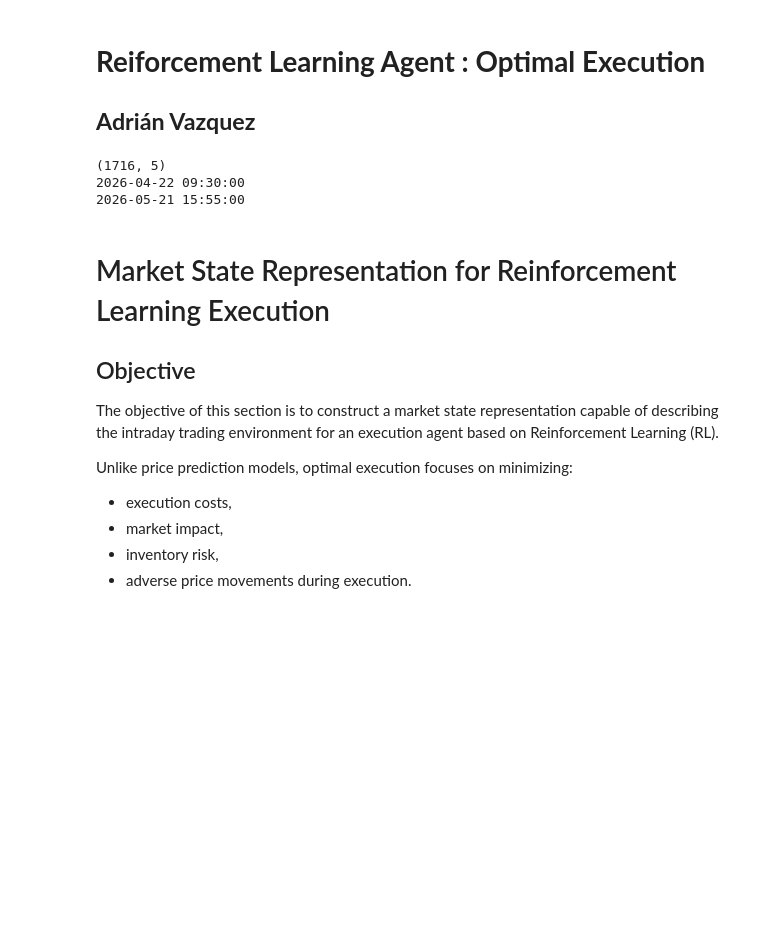
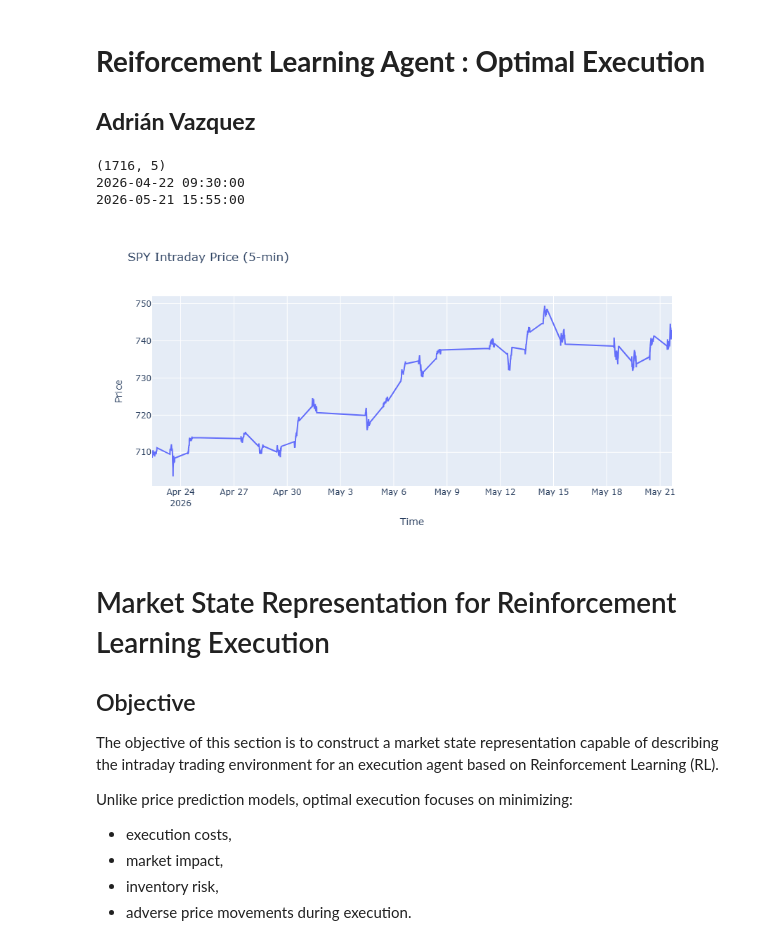
Before and after one commit to ADRIANVM117/data-science-portfolio, a Jupyter notebook: Optimal_execution_under_market_impact/notebooks/04_Reiforcment_Learning_execution.ipynb, the cells around one changed output. Cells and saved outputs as stored; diff of their text form; code cells hidden in the pictures; blank space fills up the shorter version.

```diff
--- a/Optimal_execution_under_market_impact/notebooks/04_Reiforcment_Learning_execution.ipynb
+++ b/Optimal_execution_under_market_impact/notebooks/04_Reiforcment_Learning_execution.ipynb
@@ -54,33 +54,36 @@ df_spy_5min = df_spy_5min.between_time("09:30", "15:55")
 # quick checks
 print(df_spy_5min.shape)
 print(df_spy_5min.index.min())
 print(df_spy_5min.index.max())
 
 # plot
 fig = go.Figure()
 
 fig.add_trace(
     go.Scatter(
         x=df_spy_5min.index,
         y=df_spy_5min["Close"],
         mode="lines",
         name="SPY Close"
     )
 )
 
 fig.update_layout(
     title="SPY Intraday Price (5-min)",
     xaxis_title="Time",
     yaxis_title="Price",
     height=450,
     width=900
 )
 
 fig.show()
+fig.write_image("../results/plots/SPY_Intraday_Price_5min.png")
+display(Image(filename="../results/plots/SPY_Intraday_Price_5min.png"))
 # %% [output]
 (1716, 5)
 2026-04-22 09:30:00
 2026-05-21 15:55:00
+[figure, added]
 # %% [markdown]
 # Market State Representation for Reinforcement Learning Execution
 
```
Also changed, not shown: parts of 4 cells of this notebook, 1 other file.
